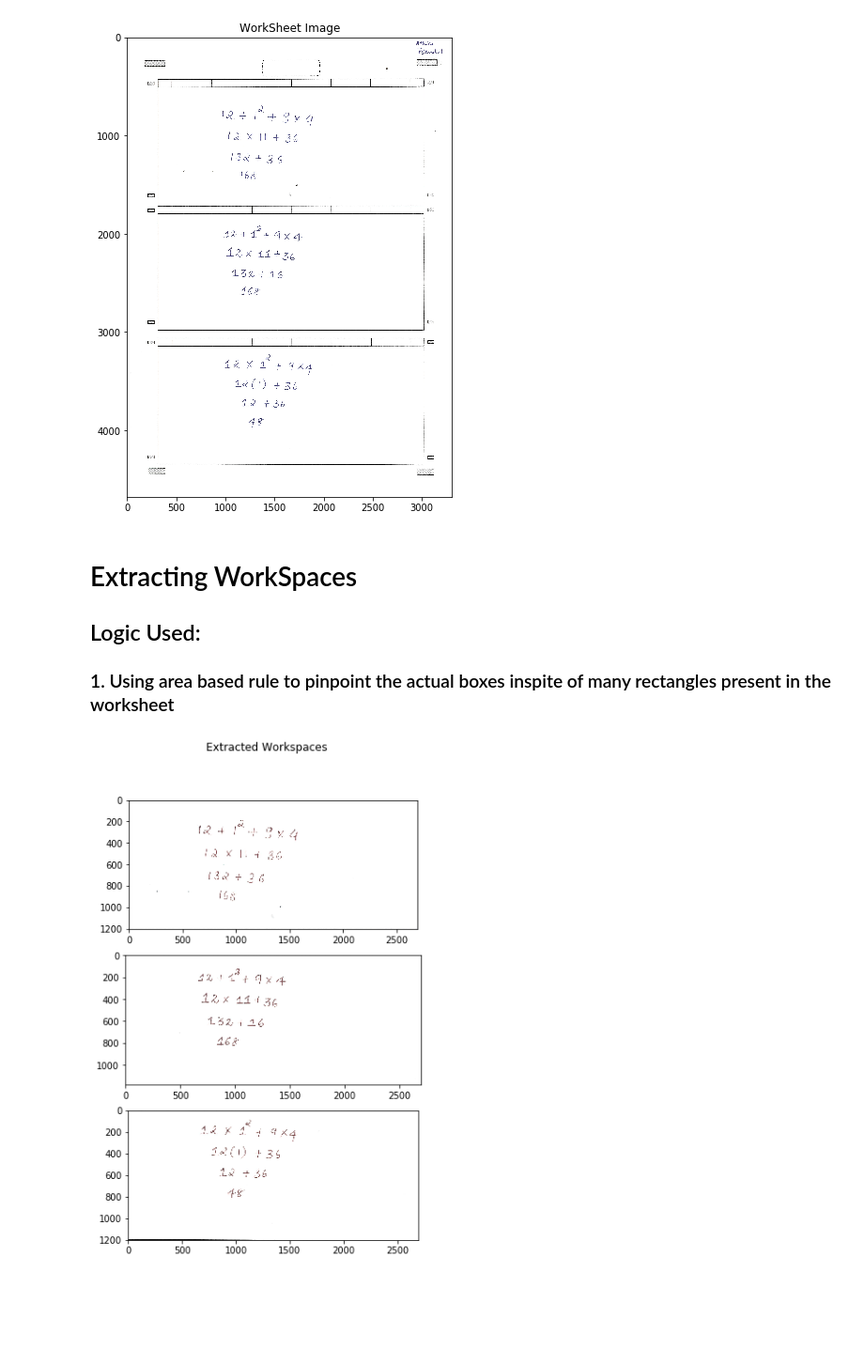
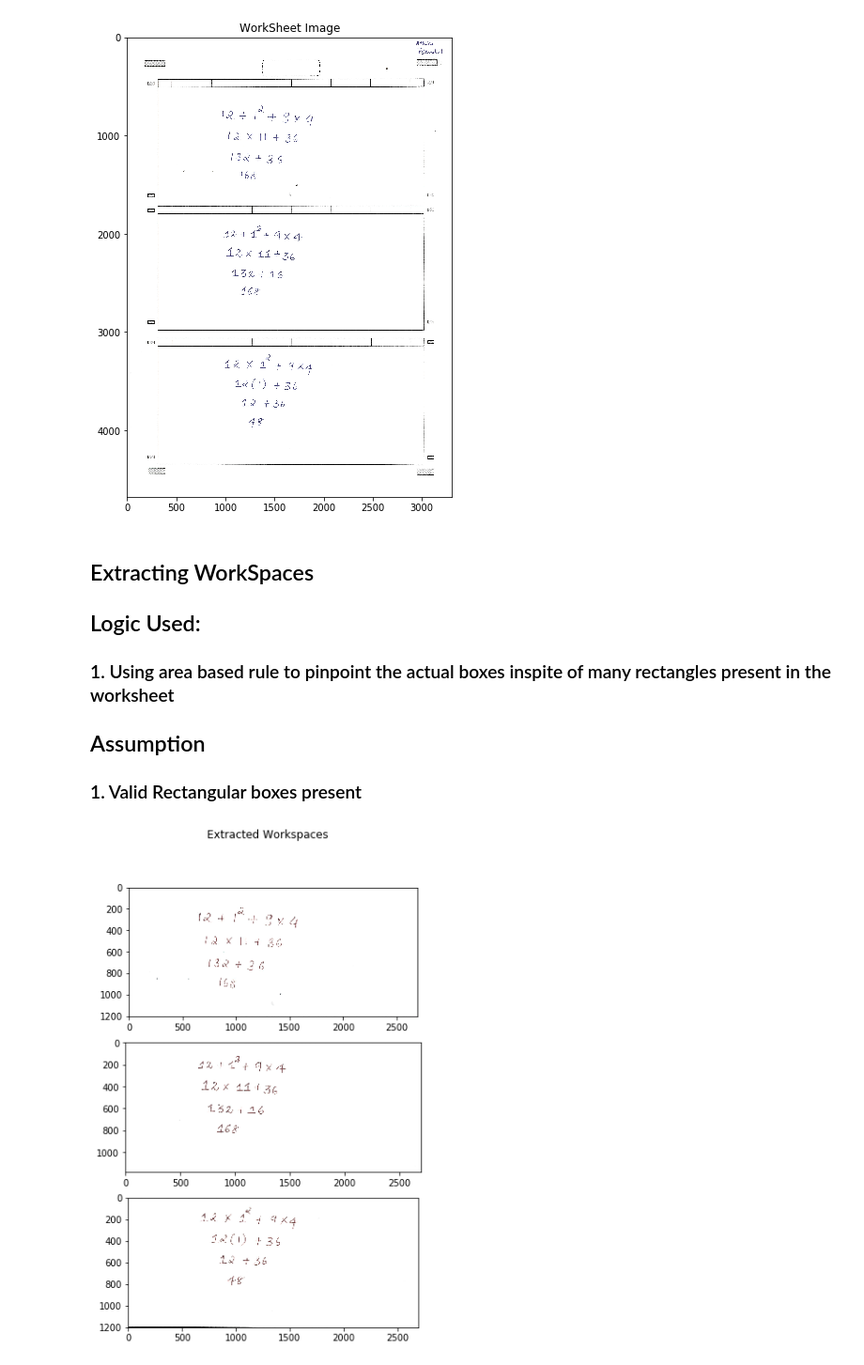
Before and after one commit to bijonguha/Bosch, a Jupyter notebook: intel_ocr/codes/present_jupy.ipynb, the cells around one changed output. Shown at 94% size. Saved outputs shown, nothing was run; the diff lists cells and outputs as text; code cells hidden in the pictures; blank space fills up the shorter version.

```diff
--- a/intel_ocr/codes/present_jupy.ipynb
+++ b/intel_ocr/codes/present_jupy.ipynb
@@ -330,11 +508,17 @@ plt.title('WorkSheet Image')
 Text(0.5, 1.0, 'WorkSheet Image')
 [figure]
 # %% [markdown]
-# Extracting WorkSpaces
+## Extracting WorkSpaces
 ## Logic Used:
 ### 1. Using area based rule to pinpoint the actual boxes inspite of many rectangles present in the worksheet
+## Assumption
+### 1. Valid Rectangular boxes present
-# %%
-workspaces = extract_box(img)
-# %% [output]
-[figure, removed]
+# %%
+workspaces = extract_box(img)
+
+if(len(workspaces) != 3):
+    print('Invalid worksheet image passed')
+    #return -1
+# %% [output]
+[figure, added]
 # %% [markdown]
```
Also changed, not shown: parts of 12 cells of this notebook.
